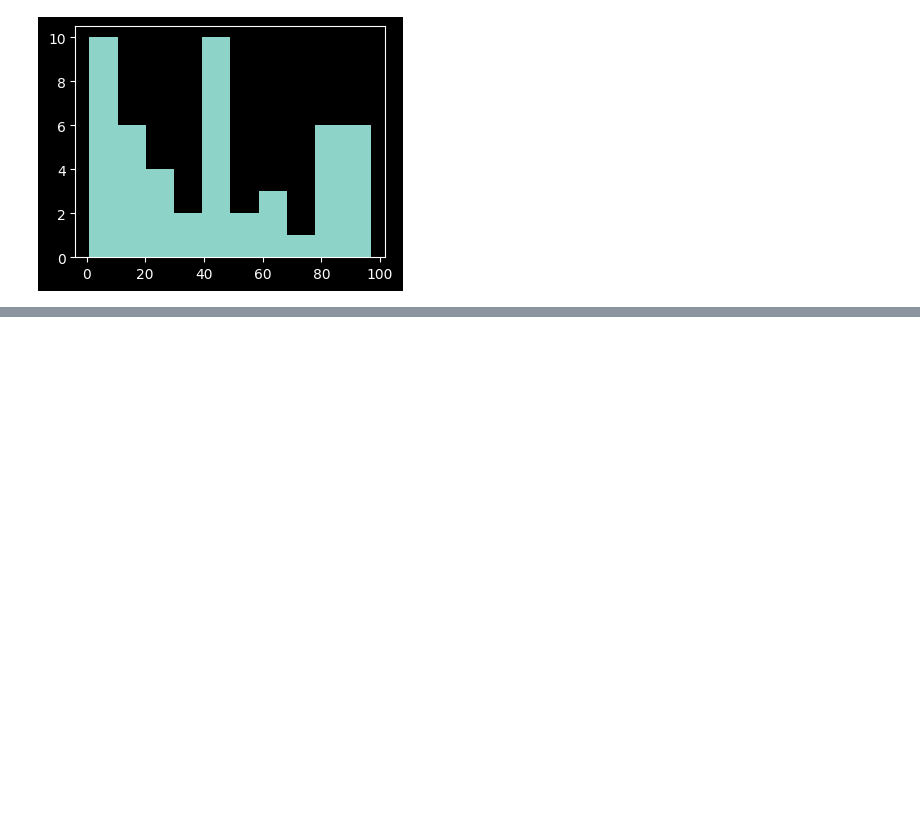
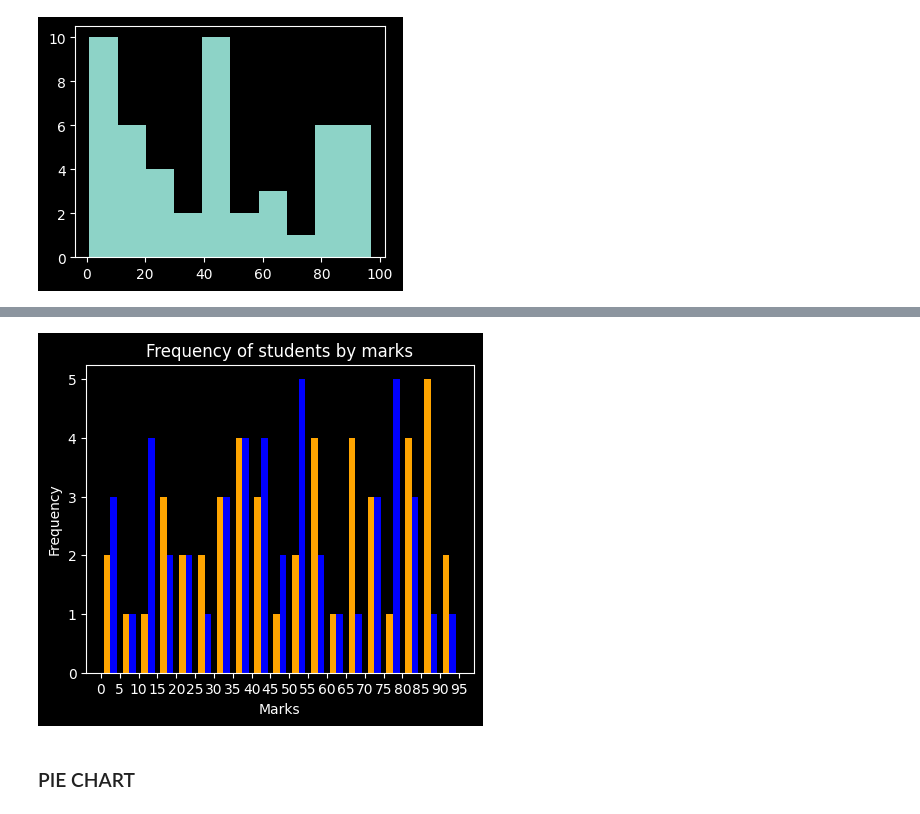
Before and after one commit to tusharmaurya267/Python_basic, a Jupyter notebook: Matplotlib_&_Seaborn.ipynb, the cells around one changed output, grey strips where cells are left out. Saved outputs shown, nothing was run; the diff lists cells and outputs as text; code cells hidden in the pictures; blank space fills up the shorter version.

```diff
--- a/Matplotlib_&_Seaborn.ipynb
+++ b/Matplotlib_&_Seaborn.ipynb
@@ -204,0 +215,18 @@ plt.show()
+# %%
+marks_of_50_students1 = np.random.randint(0,100,(50))
+marks_of_50_students2 = np.random.randint(0,100,(50))
+# %%
+bins = np.arange(0,100,5)
+plt.figure(figsize = (5,4))
+
+plt.hist([marks_of_50_students1 , marks_of_50_students2 ], bins=bins , color = ["orange","blue"] , rwidth = 0.7)
+plt.xticks(np.arange(0,100,5))
+
+plt.xlabel("Marks")
+plt.ylabel("Frequency")
+plt.title("Frequency of students by marks")
+plt.show()
+# %% [output]
+[figure, added]
+# %% [markdown]
+### PIE CHART
```
Also changed, not shown: parts of 16 cells of this notebook.
